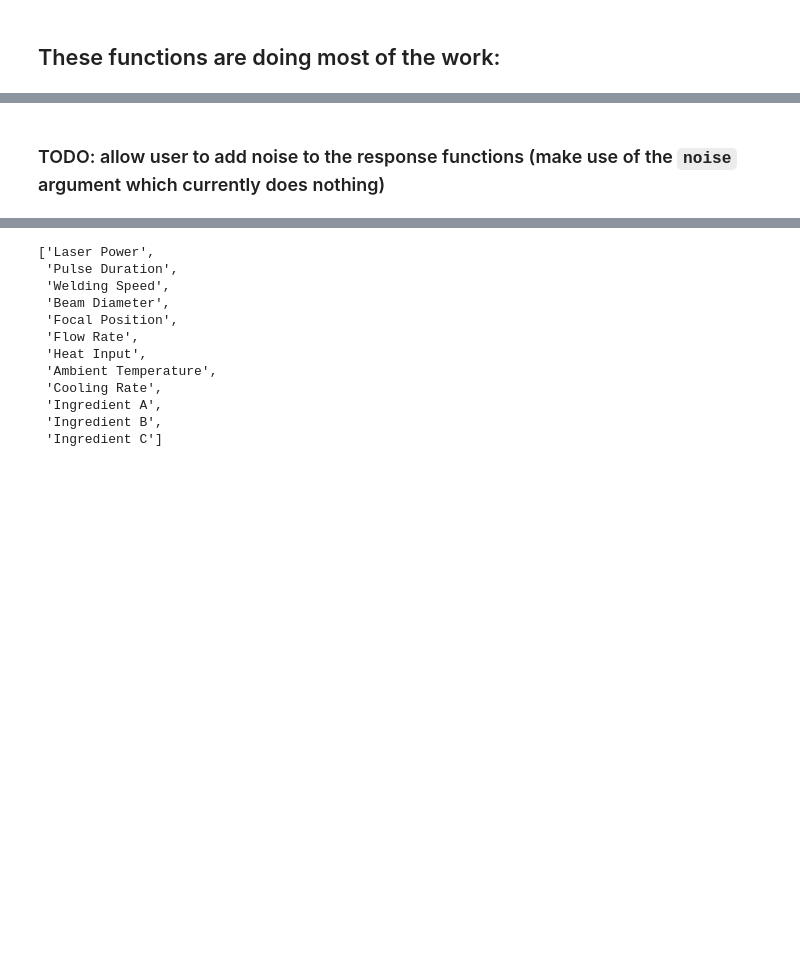
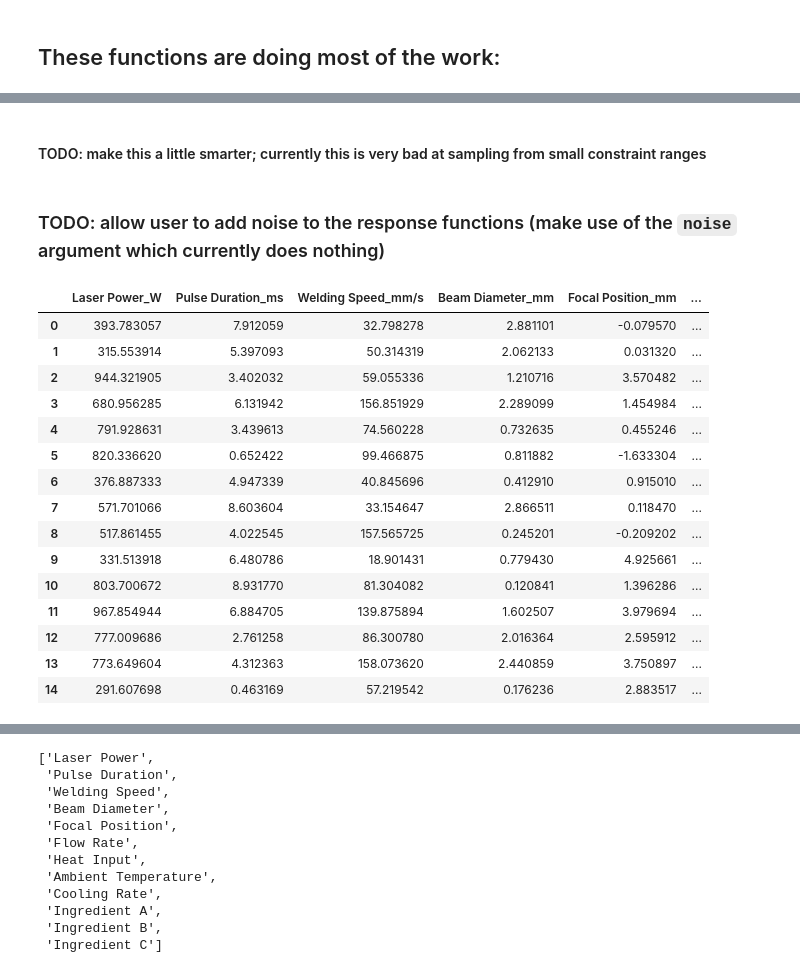
Before and after one commit to kylecsnow/js-ml-dashboard, a Jupyter notebook: backend/notebooks/Synthetic Dataset Generator.ipynb, the cells around one changed output, grey strips where cells are left out. Drawn from its saved outputs; the diff is of its cells as text; code cells hidden in the pictures; blank space fills up the shorter version.

```diff
--- a/backend/notebooks/Synthetic Dataset Generator.ipynb
+++ b/backend/notebooks/Synthetic Dataset Generator.ipynb
@@ -13,3 +13,5 @@ from typing import List, Tuple, Optional
+# %% [markdown]
+#### TODO: make this a little smarter; currently this is very bad at sampling from small constraint ranges
 # %%
 def sample_from_constrained_simplex(
     n_dimensions: int,
@@ -234,0 +253,43 @@ def build_sythetic_demo_dataset(inputs=5, outputs=1, num_rows=10, noise=0, coefs
+# %%
+inputs = {
+    "general": {
+        "Laser Power": {"min": 100, "max": 1000, "units": "W"},
+        "Pulse Duration": {"min": 0.1, "max": 10, "units": "ms"},
+        "Welding Speed": {"min": 1, "max": 200, "units": "mm/s"},
+        "Beam Diameter": {"min": 0.1, "max": 3, "units": "mm"},
+        "Focal Position": {"min": -2, "max": 5, "units": "mm"},
+        # "Shielding Gas Type": {"min": , "max": , "units": "n/a"},  # leave out categorical inputs for now
+        "Flow Rate": {"min": 5, "max": 25, "units": "L/min"},
+        "Heat Input": {"min": 10, "max": 500, "units": "J/mm"},
+        "Ambient Temperature": {"min": 20, "max": 30, "units": "degC"},
+        "Cooling Rate": {"min": 10, "max": 1000, "units": "degC/s"},
+    },
+    "formulation": {
+        # "Carbon": {"min": 0.0, "max": 0.0008, "units": "%"},
+        # "Manganese": {"min": 0.00, "max": 0.02, "units": "%"},
+        # "Molybdenum": {"min": 0.01, "max": 0.05, "units": "%"},
+        "Nickel": {"min": 0.05, "max": 0.50, "units": "%"},
+        "Chromium": {"min": 0.10, "max": 0.40, "units": "%"},
+        "Iron": {"min": 0.0, "max": 1.0, "units": "%"},
+    },
+}
+# %%
+data_df, coefs_df = build_sythetic_demo_dataset(inputs=inputs, outputs=outputs, num_rows=15)
+data_df
+# %% [output]
+|  | Laser Power_W | Pulse Duration_ms | Welding Speed_mm/s | Beam Diameter_mm | Focal Position_mm | ... |
+| 0 | 393.783057 | 7.912059 | 32.798278 | 2.881101 | -0.079570 | ... |
+| 1 | 315.553914 | 5.397093 | 50.314319 | 2.062133 | 0.031320 | ... |
+| 2 | 944.321905 | 3.402032 | 59.055336 | 1.210716 | 3.570482 | ... |
+| 3 | 680.956285 | 6.131942 | 156.851929 | 2.289099 | 1.454984 | ... |
+| 4 | 791.928631 | 3.439613 | 74.560228 | 0.732635 | 0.455246 | ... |
+| 5 | 820.336620 | 0.652422 | 99.466875 | 0.811882 | -1.633304 | ... |
+| 6 | 376.887333 | 4.947339 | 40.845696 | 0.412910 | 0.915010 | ... |
+| 7 | 571.701066 | 8.603604 | 33.154647 | 2.866511 | 0.118470 | ... |
+| 8 | 517.861455 | 4.022545 | 157.565725 | 0.245201 | -0.209202 | ... |
+| 9 | 331.513918 | 6.480786 | 18.901431 | 0.779430 | 4.925661 | ... |
+| 10 | 803.700672 | 8.931770 | 81.304082 | 0.120841 | 1.396286 | ... |
+| 11 | 967.854944 | 6.884705 | 139.875894 | 1.602507 | 3.979694 | ... |
+| 12 | 777.009686 | 2.761258 | 86.300780 | 2.016364 | 2.595912 | ... |
+| 13 | 773.649604 | 4.312363 | 158.073620 | 2.440859 | 3.750897 | ... |
+| 14 | 291.607698 | 0.463169 | 57.219542 | 0.176236 | 2.883517 | ... |
```
Also changed, not shown: parts of 15 cells of this notebook.
